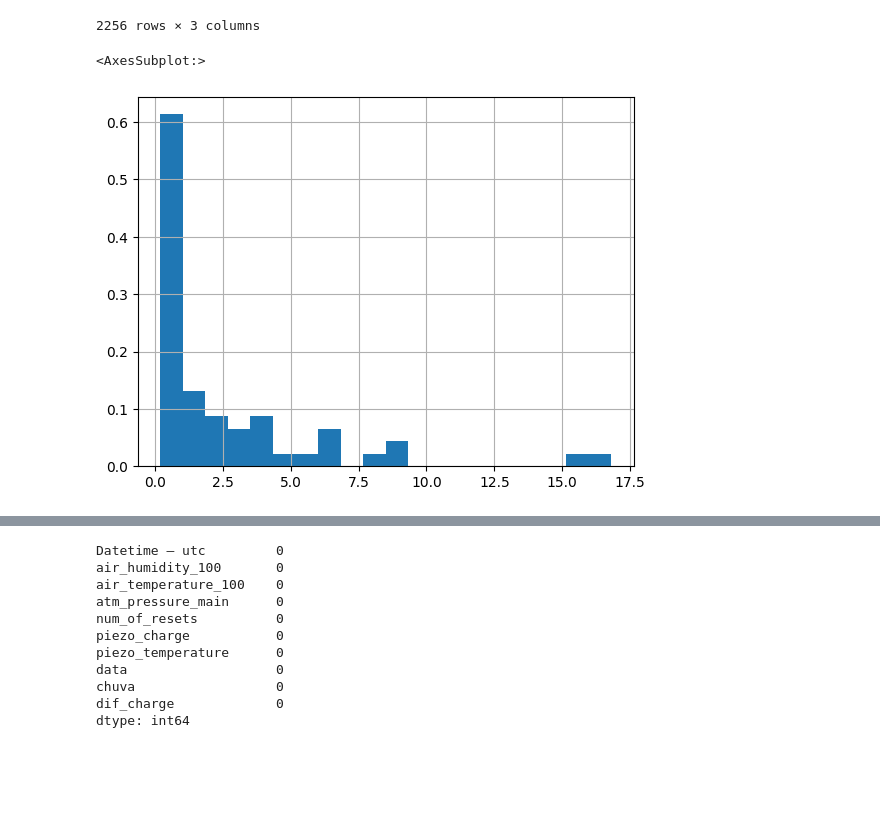
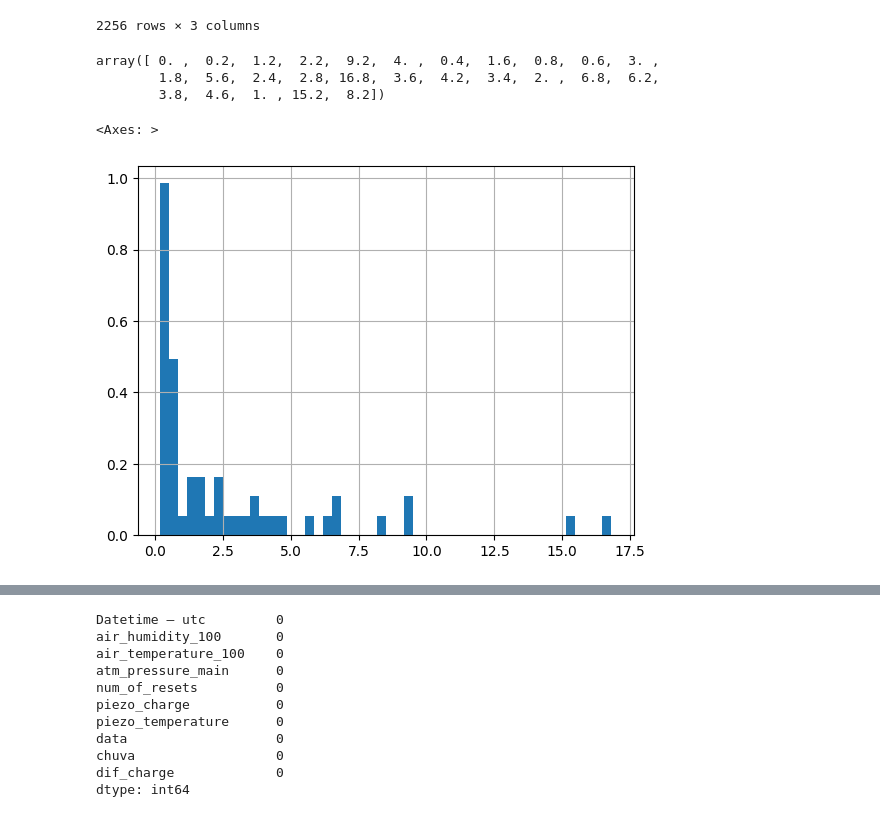
Before and after one commit to FollowingTheRabbit/Rain, a Jupyter notebook: src/analyse.ipynb, the cells around one changed output, grey strips where cells are left out. Drawn from its saved outputs; the diff is of its cells as text; code cells hidden in the pictures; blank space fills up the shorter version.

```diff
--- a/src/analyse.ipynb
+++ b/src/analyse.ipynb
@@ -37,7 +38,7 @@ piezo_charge           0
 piezo_temperature      0
 dtype: int64
 # %%
-sensor_df['data'] = pd.to_datetime(sensor_df['Datetime – utc'])
+sensor_df['data'] = pd.to_datetime(sensor_df['Datetime – utc'], format='mixed')
 # %%
 sensor_df['data'] = sensor_df.data.astype(str).str.split('+',expand=True)[0]
 # %%
@@ -78,12 +79,18 @@ estacao_df
 dados_df = pd.merge(sensor_df,estacao_df[['data','chuva']], on='data')
 # %%
 dados_df.dropna(inplace=True)
+# %%
+dados_df.chuva.unique()
+# %% [output]
+array([ 0. ,  0.2,  1.2,  2.2,  9.2,  4. ,  0.4,  1.6,  0.8,  0.6,  3. ,
+        1.8,  5.6,  2.4,  2.8, 16.8,  3.6,  4.2,  3.4,  2. ,  6.8,  6.2,
+        3.8,  4.6,  1. , 15.2,  8.2])
 # %%
 #dados_df.chuva.hist(density=True, bins=20)
-dados_df[~dados_df.chuva.eq(0)].chuva.hist(density=True, bins=20)
+dados_df[~dados_df.chuva.eq(0)].chuva.hist(density=True, bins=50)
 # %% [output]
-<AxesSubplot:>
+<Axes: >
-[figure, old version]
+[figure, new version]
 # %%
 fig, ax = plt.subplots(figsize=(5,3))
 #plt.subplot(121)
```
Also changed, not shown: parts of 63 cells of this notebook.
